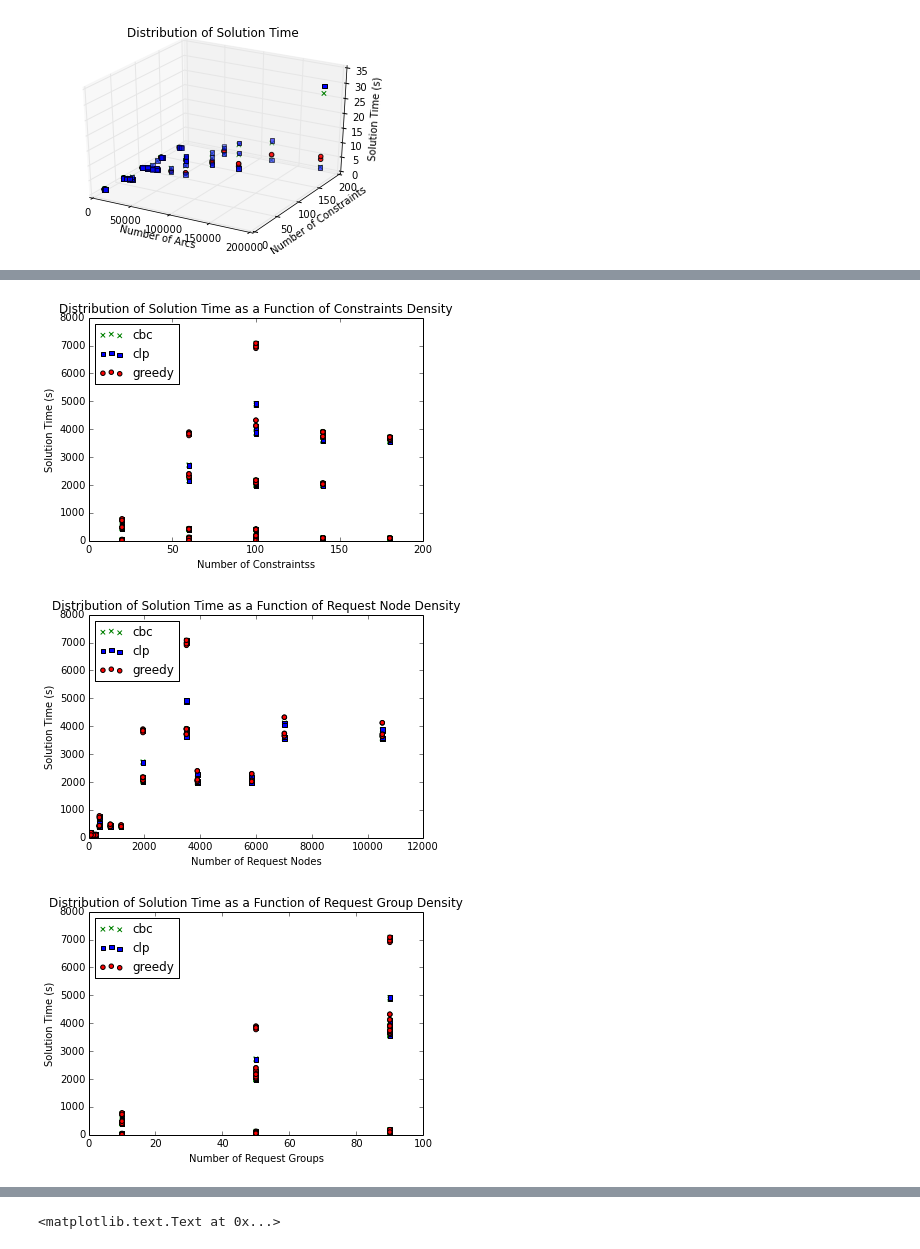
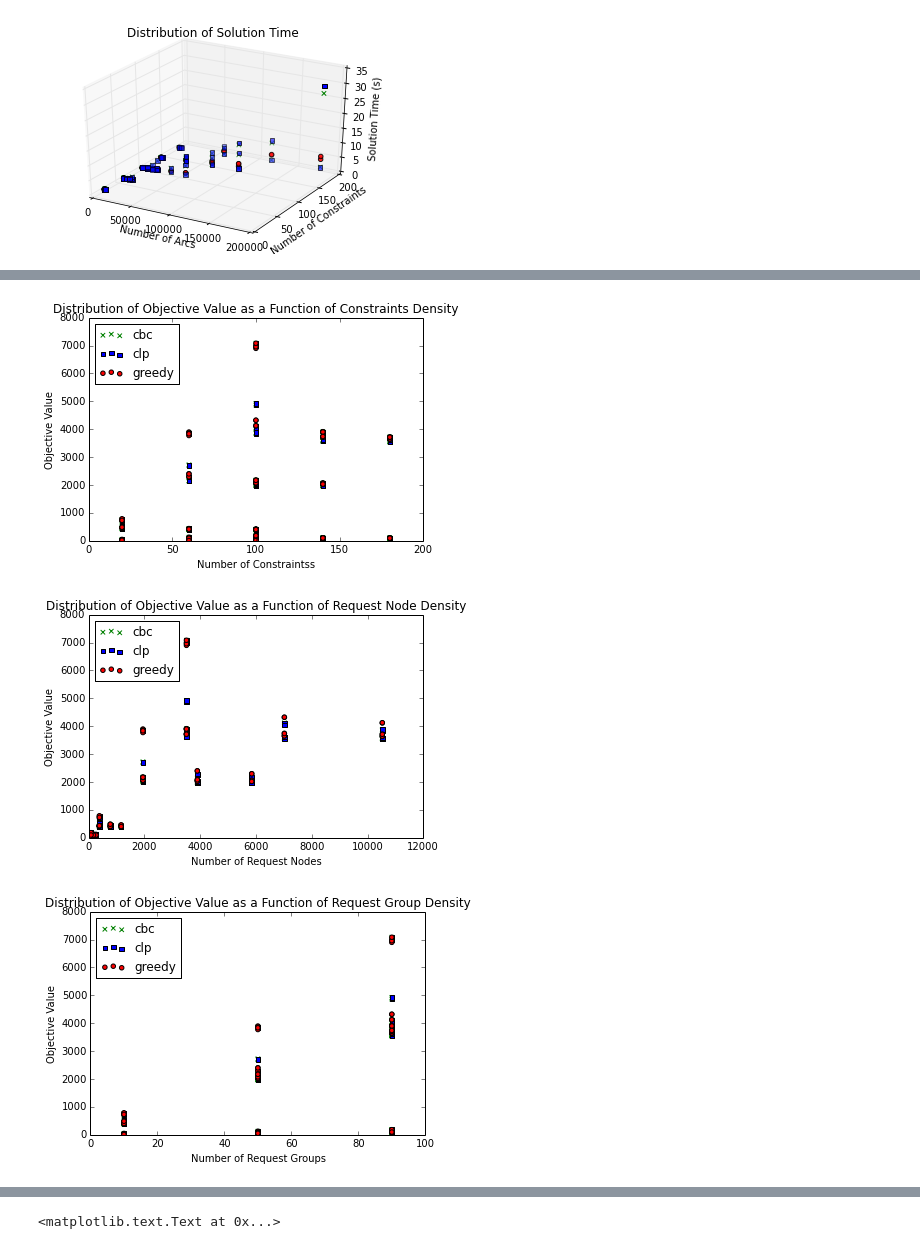
Before and after one commit to gidden/cyclopts, a Jupyter notebook: nbs/Cyclopts Run Analysis.ipynb, the cells around one changed output, grey strips where cells are left out. Saved outputs shown, nothing was run; the diff lists cells and outputs as text; code cells hidden in the pictures.

```diff
--- a/nbs/Cyclopts Run Analysis.ipynb
+++ b/nbs/Cyclopts Run Analysis.ipynb
@@ -219,21 +217,24 @@ TypeError: plot_xy() got an unexpected keyword argument 'zlabel'
 # %%
 xname = 'Constraints'
 xhandle = 'n_constrs'
-plot_xy(xname, xhandle, yvals=objectives)
+plot_xy(xname, xhandle, yvals=objectives, ylabel='Objective Value',
+        title_type='Objective Value')
 # %% [output]
-[figure, old version]
+[figure, new version]
 # %%
 xname = 'Request Node'
 xhandle = 'n_u_nodes'
-plot_xy(xname, xhandle, yvals=objectives)
+plot_xy(xname, xhandle, yvals=objectives, ylabel='Objective Value',
+        title_type='Objective Value')
 # %% [output]
-[figure, old version]
+[figure, new version]
 # %%
 xname = 'Request Group'
 xhandle = 'n_u_grps'
-plot_xy(xname, xhandle, yvals=objectives)
+plot_xy(xname, xhandle, yvals=objectives, ylabel='Objective Value',
+        title_type='Objective Value')
 # %% [output]
-[figure, old version]
+[figure, new version]
 # %%
 xname = 'Supply Group'
 xhandle = 'n_v_grps'
```
Also changed, not shown: parts of 4 cells of this notebook.
